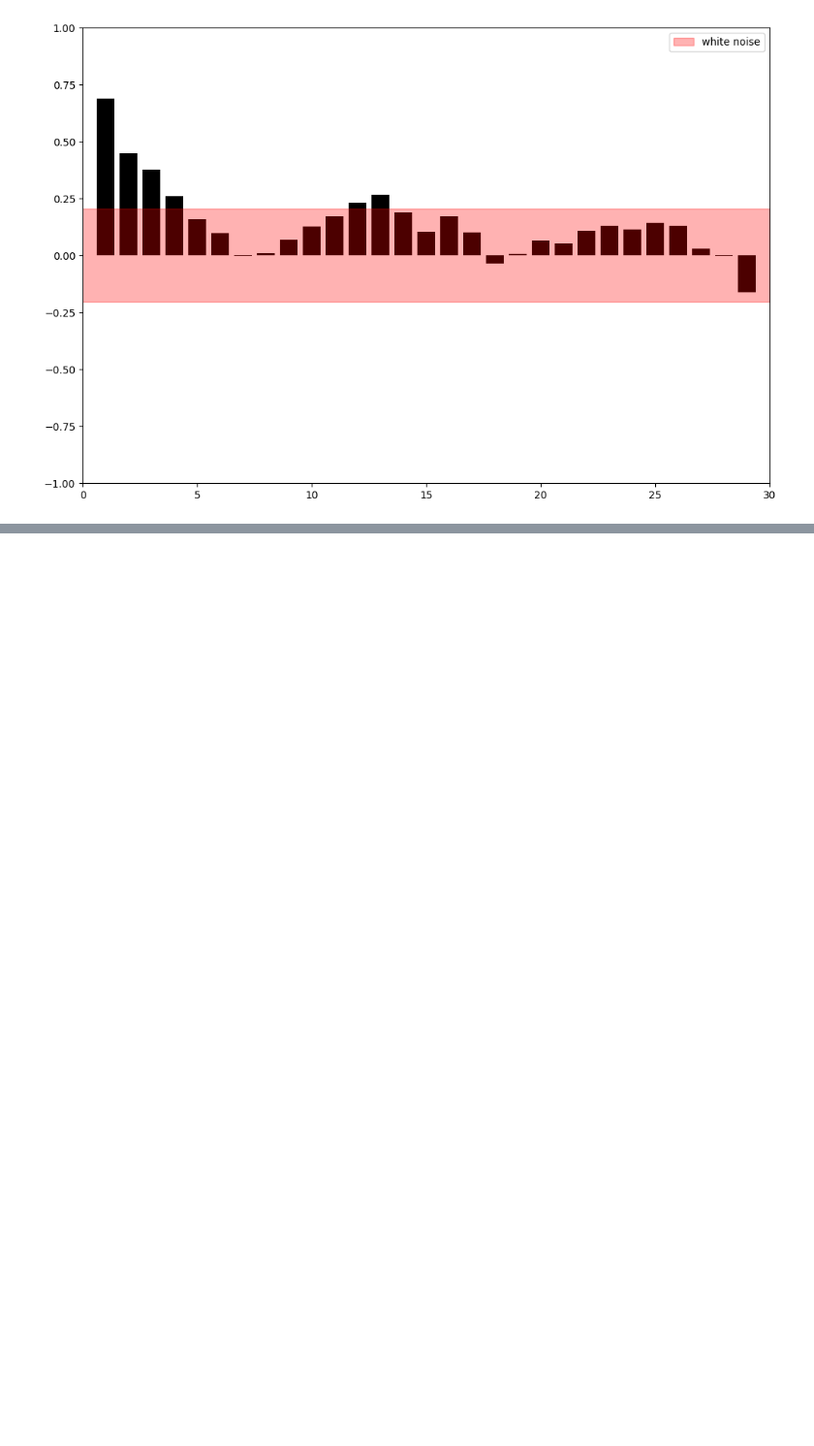
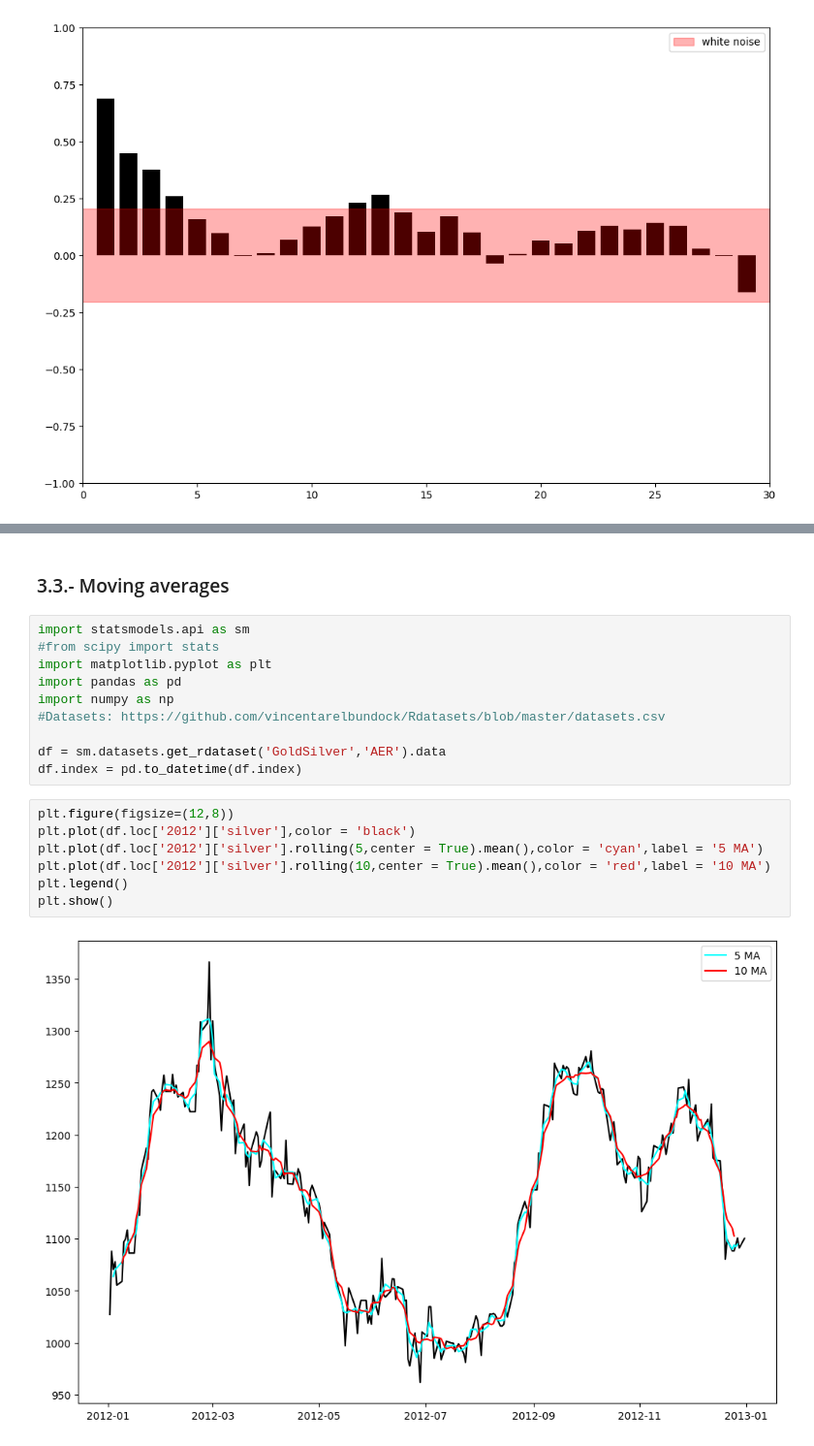
Before and after one commit to Fran-GS-96/Forecasting, a Jupyter notebook: forecasting.ipynb, the cells around one changed output, grey strips where cells are left out. Shown at 97% size. Saved outputs shown, nothing was run; the diff lists cells and outputs as text; blank space fills up the shorter version.

```diff
--- a/forecasting.ipynb
+++ b/forecasting.ipynb
@@ -223,0 +282,21 @@ plt.plot()
+# %% [markdown]
+### 3.3.- Moving averages
+# %%
+import statsmodels.api as sm
+#from scipy import stats
+import matplotlib.pyplot as plt
+import pandas as pd
+import numpy as np
+#Datasets: https://github.com/vincentarelbundock/Rdatasets/blob/master/datasets.csv
+
+df = sm.datasets.get_rdataset('GoldSilver','AER').data
+df.index = pd.to_datetime(df.index)
+# %%
+plt.figure(figsize=(12,8))
+plt.plot(df.loc['2012']['silver'],color = 'black')
+plt.plot(df.loc['2012']['silver'].rolling(5,center = True).mean(),color = 'cyan',label = '5 MA')
+plt.plot(df.loc['2012']['silver'].rolling(10,center = True).mean(),color = 'red',label = '10 MA')
+plt.legend()
+plt.show()
+# %% [output]
+[figure, added]
```
Also changed, not shown: parts of 21 cells of this notebook.
